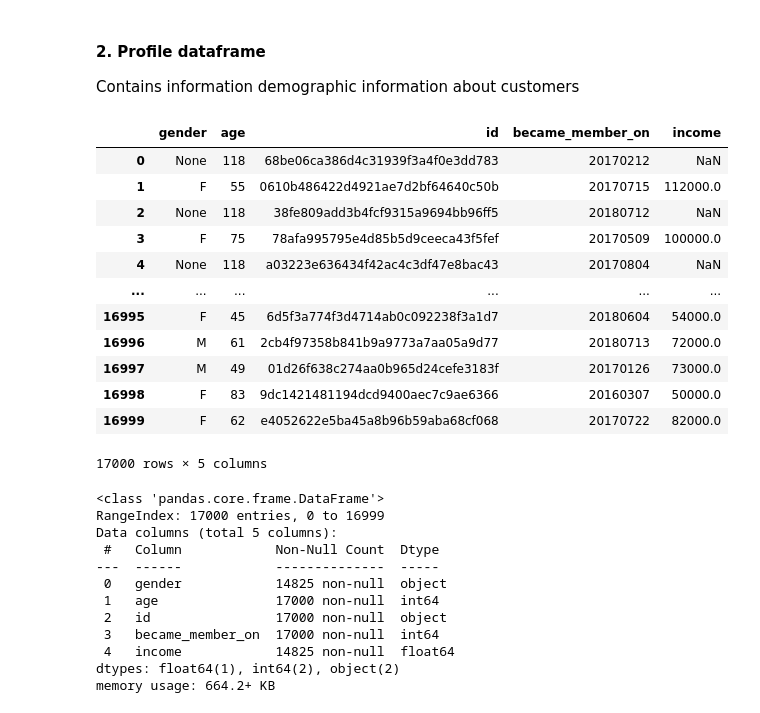
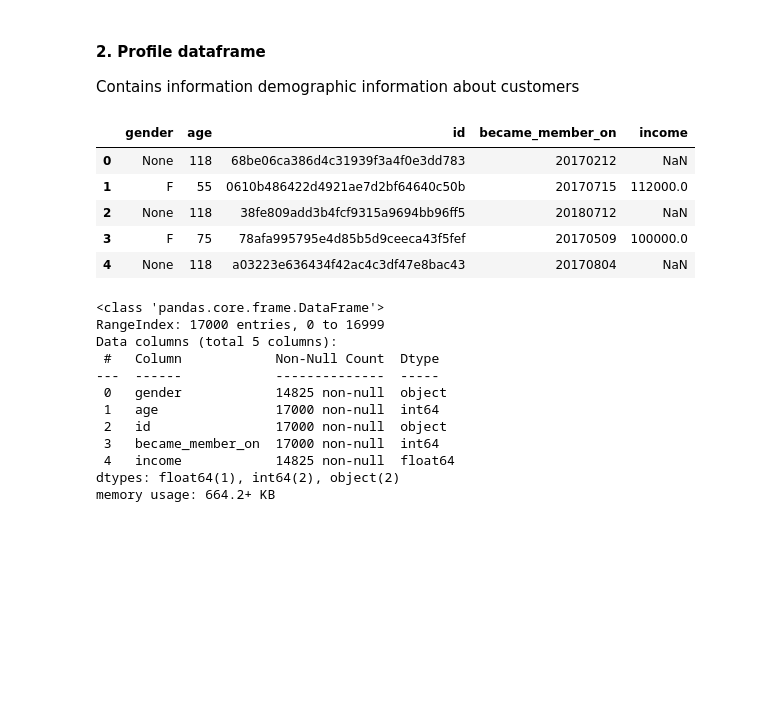
Before and after one commit to edidiongaligbe/Starbucks_Capstone_Project, a Jupyter notebook: Starbucks_Project.ipynb, the cells around one changed output. Cells and saved outputs as stored; diff of their text form; code cells hidden in the pictures; blank space fills up the shorter version.

```diff
--- a/Starbucks_Project.ipynb
+++ b/Starbucks_Project.ipynb
@@ -142,21 +147,14 @@ memory usage: 1008.0+ bytes
 #### 2. Profile dataframe
 Contains information demographic information about customers
 # %%
-profile
+profile.head()
 # %% [output]
 |  | gender | age | id | became_member_on | income |
 | 0 | None | 118 | 68be06ca386d4c31939f3a4f0e3dd783 | 20170212 | NaN |
 | 1 | F | 55 | 0610b486422d4921ae7d2bf64640c50b | 20170715 | 112000.0 |
 | 2 | None | 118 | 38fe809add3b4fcf9315a9694bb96ff5 | 20180712 | NaN |
 | 3 | F | 75 | 78afa995795e4d85b5d9ceeca43f5fef | 20170509 | 100000.0 |
 | 4 | None | 118 | a03223e636434f42ac4c3df47e8bac43 | 20170804 | NaN |
-| ... | ... | ... | ... | ... | ... |
-| 16995 | F | 45 | 6d5f3a774f3d4714ab0c092238f3a1d7 | 20180604 | 54000.0 |
-| 16996 | M | 61 | 2cb4f97358b841b9a9773a7aa05a9d77 | 20180713 | 72000.0 |
-| 16997 | M | 49 | 01d26f638c274aa0b965d24cefe3183f | 20170126 | 73000.0 |
-| 16998 | F | 83 | 9dc1421481194dcd9400aec7c9ae6366 | 20160307 | 50000.0 |
-| 16999 | F | 62 | e4052622e5ba45a8b96b59aba68cf068 | 20170722 | 82000.0 |
-17000 rows × 5 columns
 # %%
 profile.info()
 # %% [output]
```
Also changed, not shown: parts of 17 cells of this notebook.
